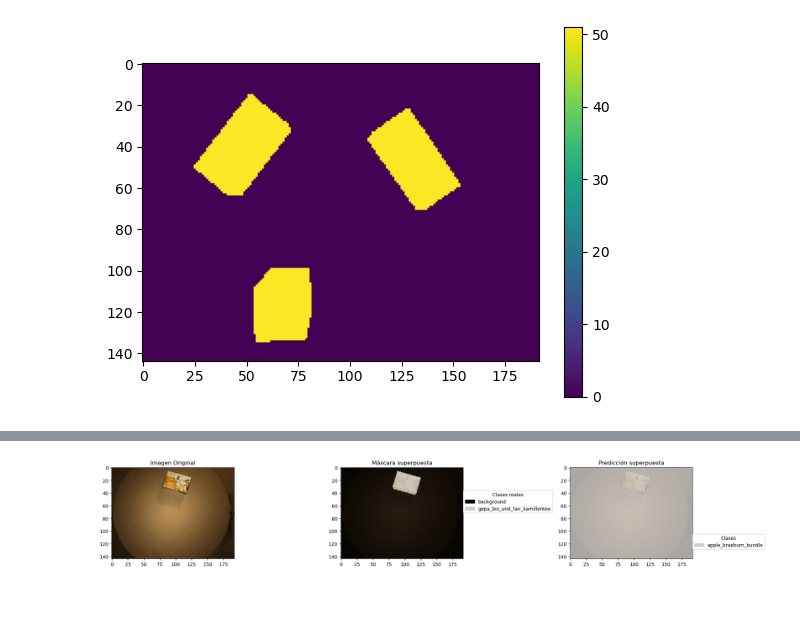
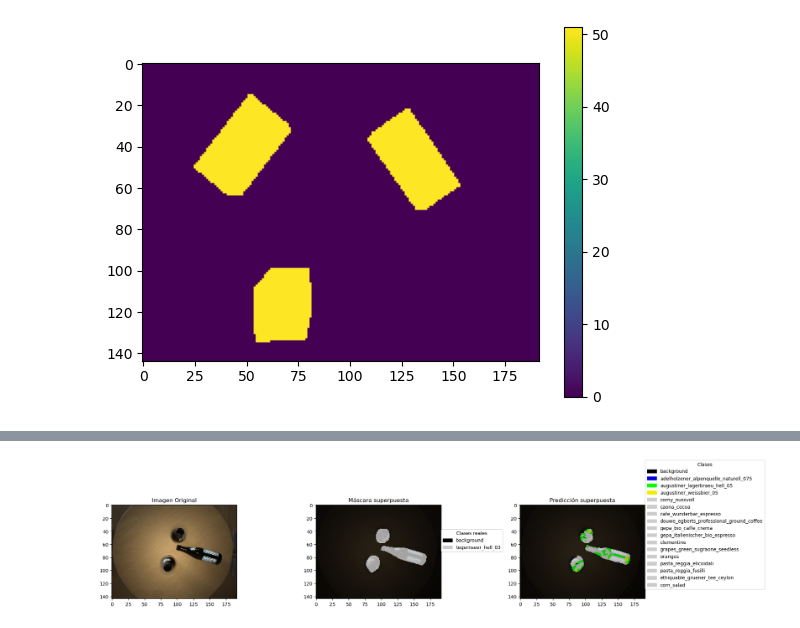
Before and after one commit to HalconVengador2004/segmentacion_imagen, a Jupyter notebook: ejecutado2.ipynb, the cells around one changed output, grey strips where cells are left out. Drawn from its saved outputs; the diff is of its cells as text; code cells hidden in the pictures; blank space fills up the shorter version.

```diff
--- a/ejecutado2.ipynb
+++ b/ejecutado2.ipynb
@@ -406,10 +402,0 @@ weights[0] = 0.2 # valor arbitrario
-# %%
-num_pixels = torch.zeros(num_classes, device=device)
-
-for batch in train_loader:
-    mask = batch["mask"].to(device)
-    for c in range(num_classes):
-        num_pixels[c] += (mask == c).sum()
-
-total_pixels = num_pixels.sum()
-weights = total_pixels / (num_classes * num_pixels)
@@ -511,32 +469,32 @@ def ver_prediccion(indice, test = True,  alpha = 0.8, num_classes=11):
     pred = model(x.unsqueeze(0)).argmax(1).squeeze().cpu().numpy()
     mask = ejemplo["mask"].numpy()
     mapa = "nipy_spectral"
     cmap = cm.get_cmap(mapa, num_classes)
     fig, axes = plt.subplots(1, 3, figsize=(20, 6))
     img = x.cpu().permute(1, 2, 0).numpy() #pasamos de (C, H, W) a (H, W, C) para poder usar matplotlib
     axes[0].imshow(img)
     axes[0].set_title(f'Imagen Original')
     axes[1].imshow(img)
     axes[1].imshow(mask, cmap=mapa, vmin=0, vmax=num_classes-1, alpha=alpha) # vmin, vmax para que los colores correspondan a las clases totales (no solo las presentes)
     axes[1].set_title('Máscara superpuesta')
     axes[2].imshow(img)
     axes[2].imshow(pred, cmap=mapa, vmin=0, vmax=num_classes-1, alpha=alpha)
     axes[2].set_title('Predicción superpuesta')
 
     # Leyenda para la máscara original
     clases_mask = np.unique(mask)
     patches_mask = [mpatches.Patch(color=cmap(i), label=mapeado_clases[i]) for i in clases_mask]
     axes[1].legend(handles=patches_mask, loc=[1,0.5],
                    title='Clases reales')
 
     # Leyenda para la predicción
     clases_presentes = np.unique(pred)
     patches = [mpatches.Patch(color=cmap(i), label=mapeado_clases[i]) for i in clases_presentes]
     plt.legend(handles=patches, loc=[1,0.1],
             title='Clases')
     plt.tight_layout()
     plt.show()
 
-ver_prediccion(0, test=False)
+ver_prediccion(1050, test=False)
 # %% [output]
-[figure, old version]
+[figure, new version]
```
Also changed, not shown: parts of 9 cells of this notebook.
